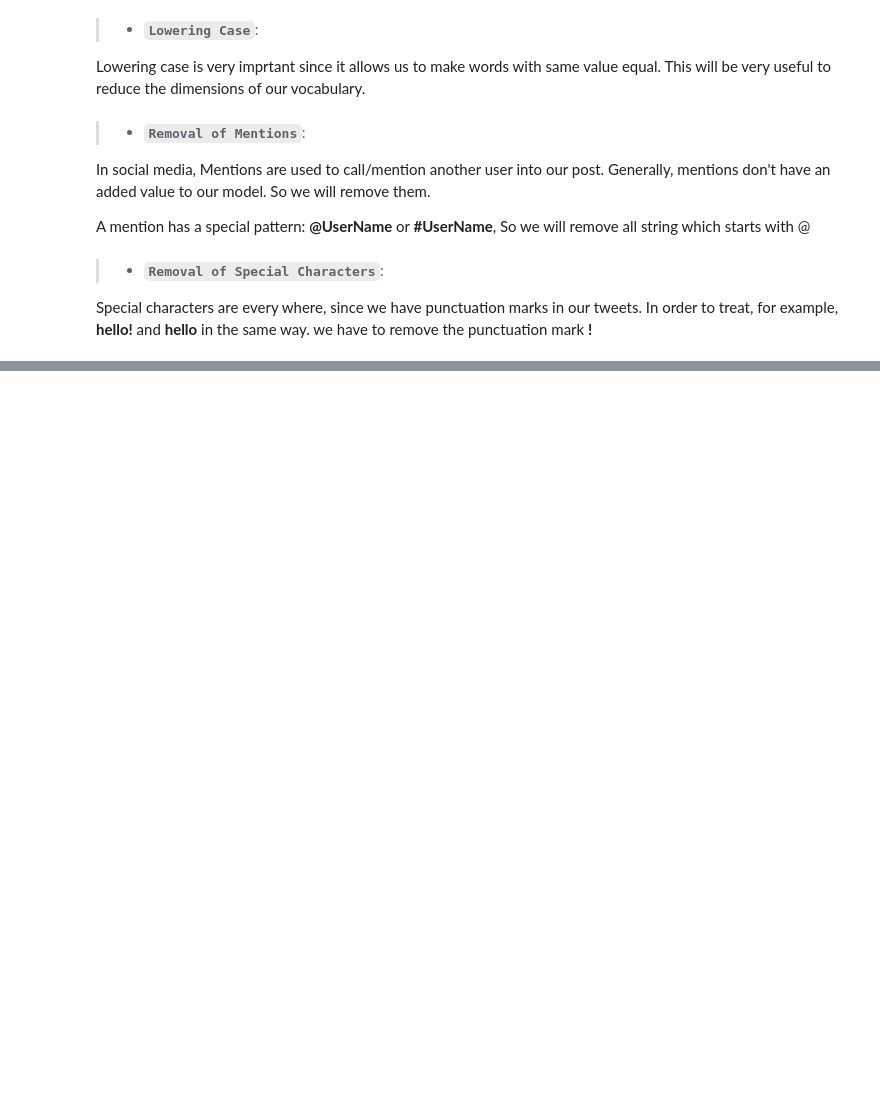
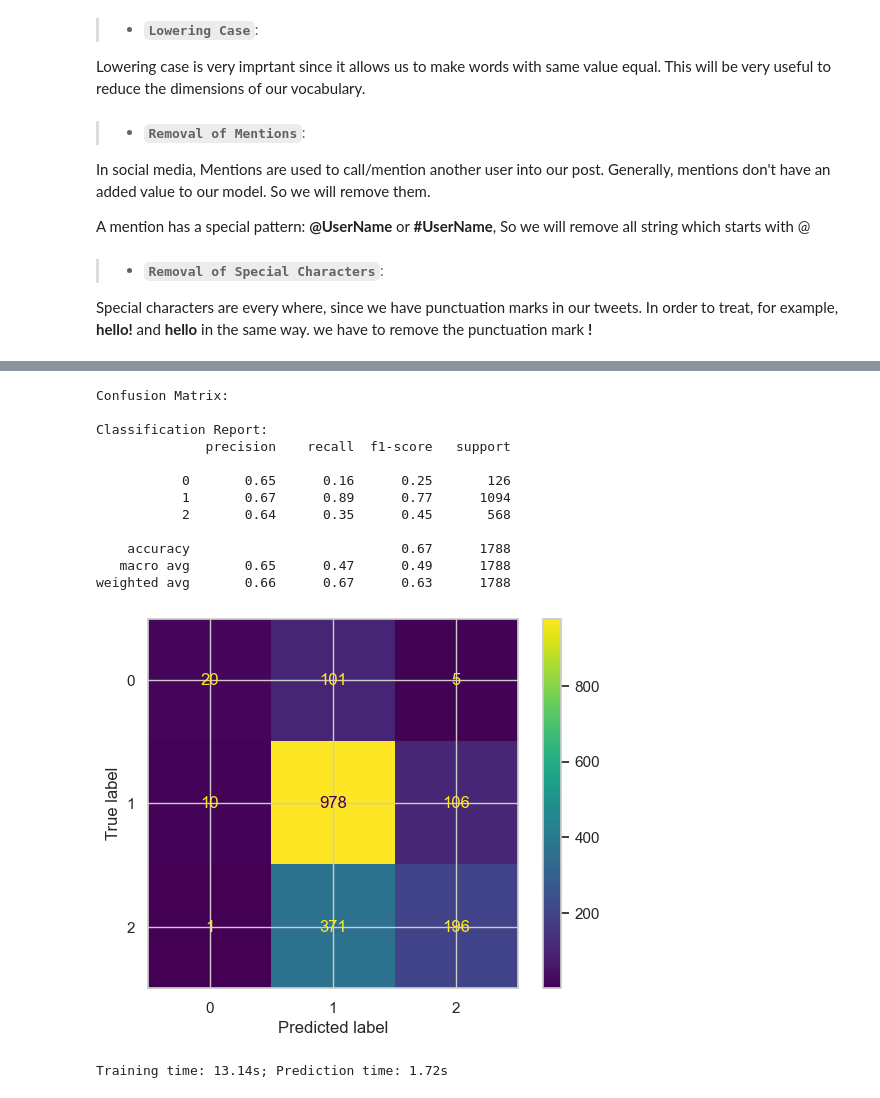
Before and after one commit to javo2/Test_operationnel, a Jupyter notebook: Notebook/Technical_test_Mohammed_Jawhar.ipynb, the cells around one changed output, grey strips where cells are left out. Saved outputs shown, nothing was run; the diff lists cells and outputs as text; code cells hidden in the pictures; blank space fills up the shorter version.

Commit message:
Completed first model

```diff
--- a/Notebook/Technical_test_Mohammed_Jawhar.ipynb
+++ b/Notebook/Technical_test_Mohammed_Jawhar.ipynb
@@ -414,0 +602,10 @@ tweets_df
+# %%
+from sklearn.preprocessing import LabelEncoder
+
+label_encoder = LabelEncoder()
+
+emotions = tweets_df['emotions'].unique()
+emotions_encoded = label_encoder.fit_transform(emotions)
+print(dict(zip(emotions, emotions_encoded)))
+
+tweets_df['emotions'] = label_encoder.fit_transform(tweets_df['emotions'])
@@ -414,0 +638,13 @@ tweets_df
+# %%
+# Separating the 95% data for training data and 10% for testing data
+X = tweets_df['tweets_processed']
+y = tweets_df.emotions
+
+X_train, X_test, y_train, y_test = train_test_split(X, y, test_size=0.2, random_state=42)
+# %%
+# Create the CountVectorizer
+vectorizer = TfidfVectorizer(max_features=1000 , analyzer='word')
+# Fit the vectorizer on the training data to build the vocabulary
+# Convert the training and validation texts into bag-of-words representation
+train_bow = vectorizer.fit_transform(X_train)
+test_bow = vectorizer.transform(X_test)
@@ -414,0 +675,38 @@ tweets_df
+# %%
+classifier = svm.SVC(kernel='poly')
+t0 = time.time()
+classifier.fit(train_bow, y_train)
+t1 = time.time()
+y_pred_svm = classifier.predict(test_bow)
+t2 = time.time()
+# %%
+# Evaluate the model
+print("Confusion Matrix:")
+cm = confusion_matrix(y_test, y_pred_svm)
+disp = ConfusionMatrixDisplay(confusion_matrix=cm, display_labels = classifier.classes_)
+disp.plot()
+
+print("\nClassification Report:")
+report = classification_report(y_test, y_pred_svm)
+print(report)
+# %% [output]
+Confusion Matrix:
+
+Classification Report:
+              precision    recall  f1-score   support
+
+           0       0.65      0.16      0.25       126
+           1       0.67      0.89      0.77      1094
+           2       0.64      0.35      0.45       568
+
+    accuracy                           0.67      1788
+   macro avg       0.65      0.47      0.49      1788
+weighted avg       0.66      0.67      0.63      1788
+[figure, added]
+# %%
+time_linear_train = t1-t0 # The time needed to train our linear classifier
+time_linear_predict = t2-t1 # The time needed to predict with our trained linear classifier
+
+print("Training time: {:.2f}s; Prediction time: {:.2f}s".format(time_linear_train, time_linear_predict))
+# %% [output]
+Training time: 13.14s; Prediction time: 1.72s
```
Also changed, not shown: parts of 31 cells of this notebook.
